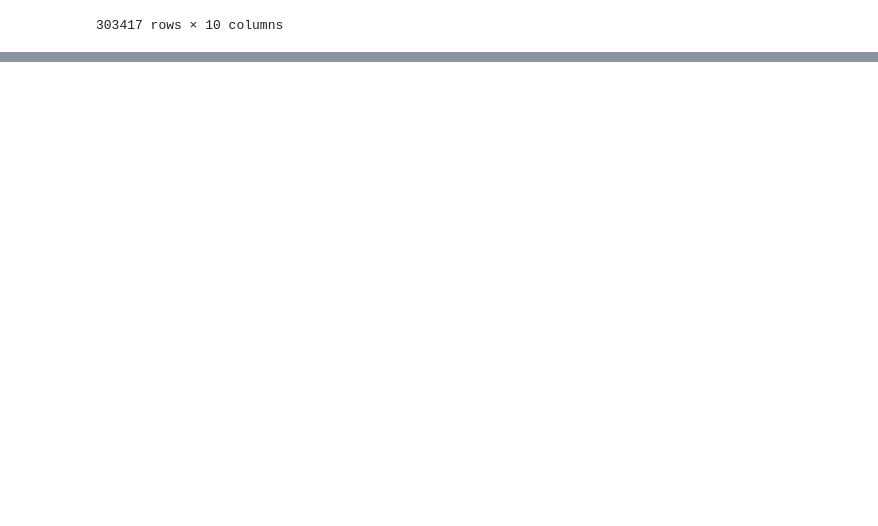
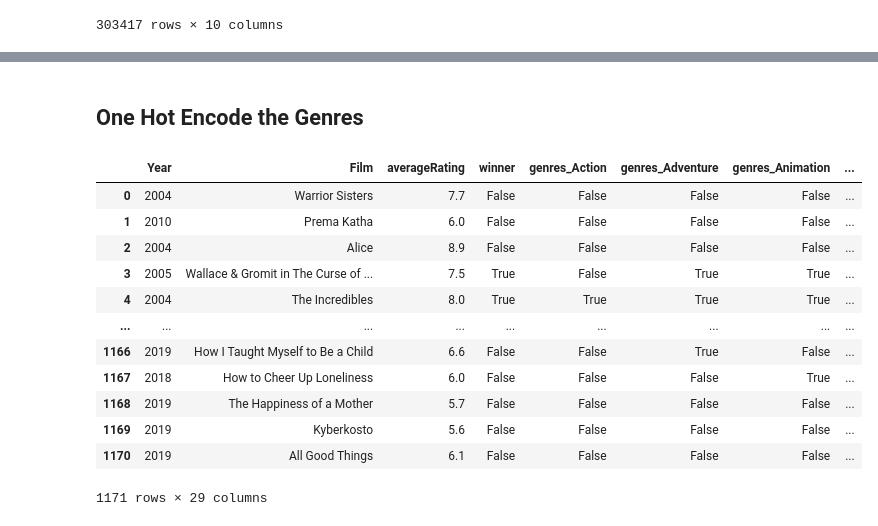
Before and after one commit to EdisonAyranisthebest/Math_189_FinalProject, a Jupyter notebook: Genre_Bias.ipynb, the cells around one changed output, grey strips where cells are left out. Cells and saved outputs as stored; diff of their text form; code cells hidden in the pictures; blank space fills up the shorter version.

```diff
--- a/Genre_Bias.ipynb
+++ b/Genre_Bias.ipynb
@@ -327,0 +328,20 @@ See the caveats in the documentation: https://pandas.pydata.org/pandas-docs/stab
+# %% [markdown]
+## One Hot Encode the Genres ##
+# %%
+one_hot = pd.get_dummies(combined_df.explode('genres'), columns=['genres'])
+one_hot = one_hot.groupby('tconst').max().reset_index(drop=True)
+one_hot
+# %% [output]
+|  | Year | Film | averageRating | winner | genres_Action | genres_Adventure | genres_Animation | ... |
+| 0 | 2004 | Warrior Sisters | 7.7 | False | False | False | False | ... |
+| 1 | 2010 | Prema Katha | 6.0 | False | False | False | False | ... |
+| 2 | 2004 | Alice | 8.9 | False | False | False | False | ... |
+| 3 | 2005 | Wallace & Gromit in The Curse of ... | 7.5 | True | False | True | True | ... |
+| 4 | 2004 | The Incredibles | 8.0 | True | True | True | True | ... |
+| ... | ... | ... | ... | ... | ... | ... | ... | ... |
+| 1166 | 2019 | How I Taught Myself to Be a Child | 6.6 | False | False | True | False | ... |
+| 1167 | 2018 | How to Cheer Up Loneliness | 6.0 | False | False | False | True | ... |
+| 1168 | 2019 | The Happiness of a Mother | 5.7 | False | False | False | False | ... |
+| 1169 | 2019 | Kyberkosto | 5.6 | False | False | False | False | ... |
+| 1170 | 2019 | All Good Things | 6.1 | False | False | False | False | ... |
+1171 rows × 29 columns
```
Also changed, not shown: parts of 3 cells of this notebook.
